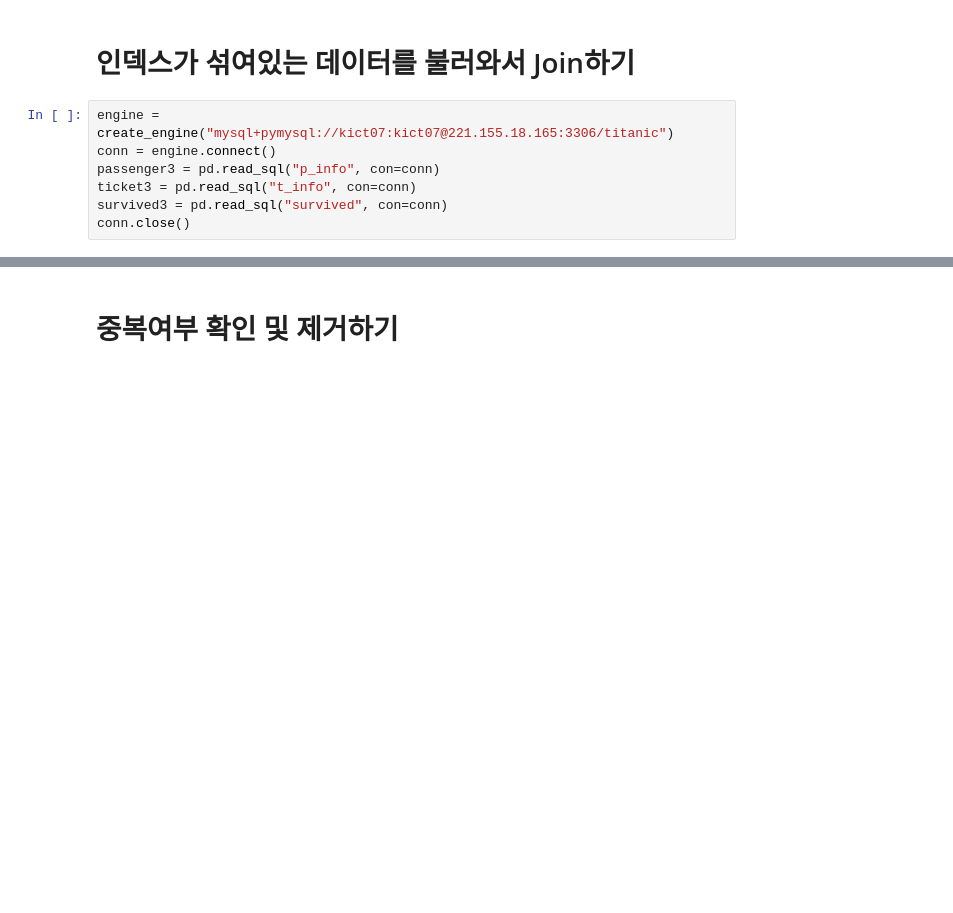
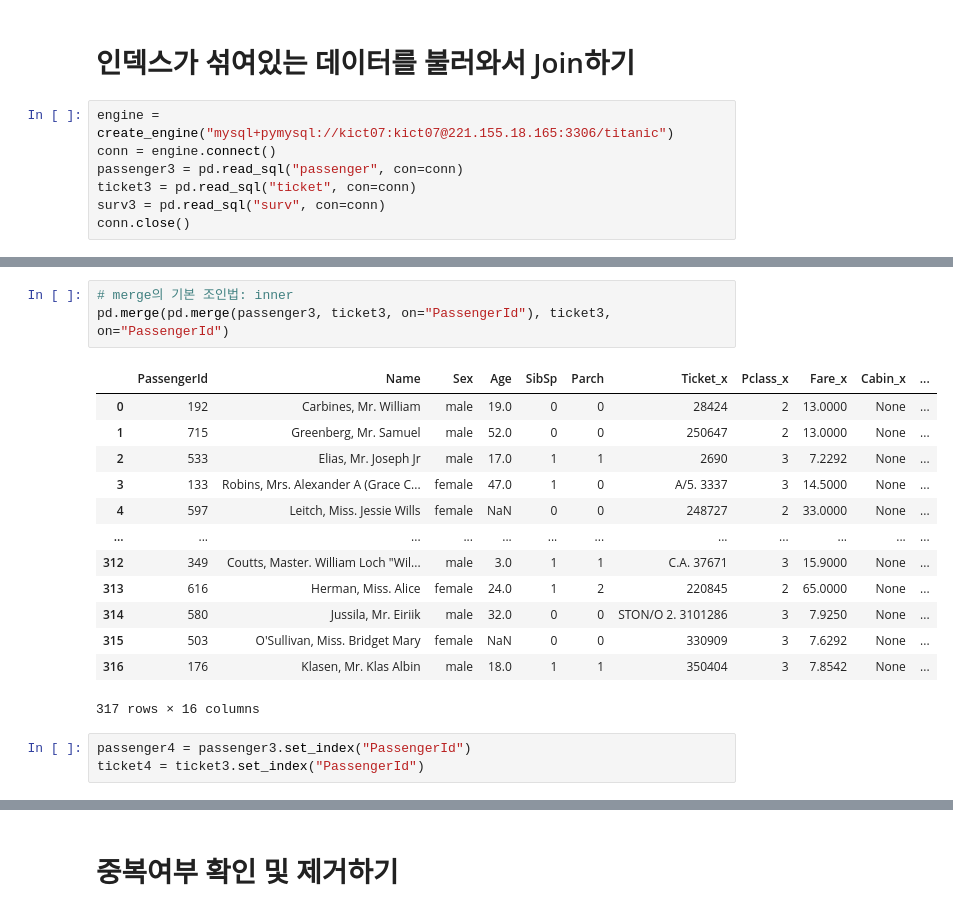
Before and after one commit to hyun111111/fintech_service_2nd, a Jupyter notebook: 05machine_learning/02pandas사용법.ipynb, the cells around one changed output, grey strips where cells are left out. Cells and saved outputs as stored; diff of their text form; blank space fills up the shorter version.

```diff
--- a/05machine_learning/02pandas사용법.ipynb
+++ b/05machine_learning/02pandas사용법.ipynb
@@ -1703,7 +1703,7 @@ joined_df2
 # %%
 engine = create_engine("mysql+pymysql://kict07:kict07@221.155.18.165:3306/titanic")
 conn = engine.connect()
-passenger3 = pd.read_sql("p_info", con=conn)
-ticket3 = pd.read_sql("t_info", con=conn)
-survived3 = pd.read_sql("survived", con=conn)
+passenger3 = pd.read_sql("passenger", con=conn)
+ticket3 = pd.read_sql("ticket", con=conn)
+surv3 = pd.read_sql("surv", con=conn)
 conn.close()
@@ -1709,0 +1717,20 @@ conn.close()
+# %%
+# merge의 기본 조인법: inner
+pd.merge(pd.merge(passenger3, ticket3, on="PassengerId"), ticket3, on="PassengerId")
+# %% [output]
+|  | PassengerId | Name | Sex | Age | SibSp | Parch | Ticket_x | Pclass_x | Fare_x | Cabin_x | ... |
+| 0 | 192 | Carbines, Mr. William | male | 19.0 | 0 | 0 | 28424 | 2 | 13.0000 | None | ... |
+| 1 | 715 | Greenberg, Mr. Samuel | male | 52.0 | 0 | 0 | 250647 | 2 | 13.0000 | None | ... |
+| 2 | 533 | Elias, Mr. Joseph Jr | male | 17.0 | 1 | 1 | 2690 | 3 | 7.2292 | None | ... |
+| 3 | 133 | Robins, Mrs. Alexander A (Grace C... | female | 47.0 | 1 | 0 | A/5. 3337 | 3 | 14.5000 | None | ... |
+| 4 | 597 | Leitch, Miss. Jessie Wills | female | NaN | 0 | 0 | 248727 | 2 | 33.0000 | None | ... |
+| ... | ... | ... | ... | ... | ... | ... | ... | ... | ... | ... | ... |
+| 312 | 349 | Coutts, Master. William Loch "Wil... | male | 3.0 | 1 | 1 | C.A. 37671 | 3 | 15.9000 | None | ... |
+| 313 | 616 | Herman, Miss. Alice | female | 24.0 | 1 | 2 | 220845 | 2 | 65.0000 | None | ... |
+| 314 | 580 | Jussila, Mr. Eiriik | male | 32.0 | 0 | 0 | STON/O 2. 3101286 | 3 | 7.9250 | None | ... |
+| 315 | 503 | O'Sullivan, Miss. Bridget Mary | female | NaN | 0 | 0 | 330909 | 3 | 7.6292 | None | ... |
+| 316 | 176 | Klasen, Mr. Klas Albin | male | 18.0 | 1 | 1 | 350404 | 3 | 7.8542 | None | ... |
+317 rows × 16 columns
+# %%
+passenger4 = passenger3.set_index("PassengerId")
+ticket4 = ticket3.set_index("PassengerId")
```
Also changed, not shown: parts of 2 cells of this notebook, 6 other files.
